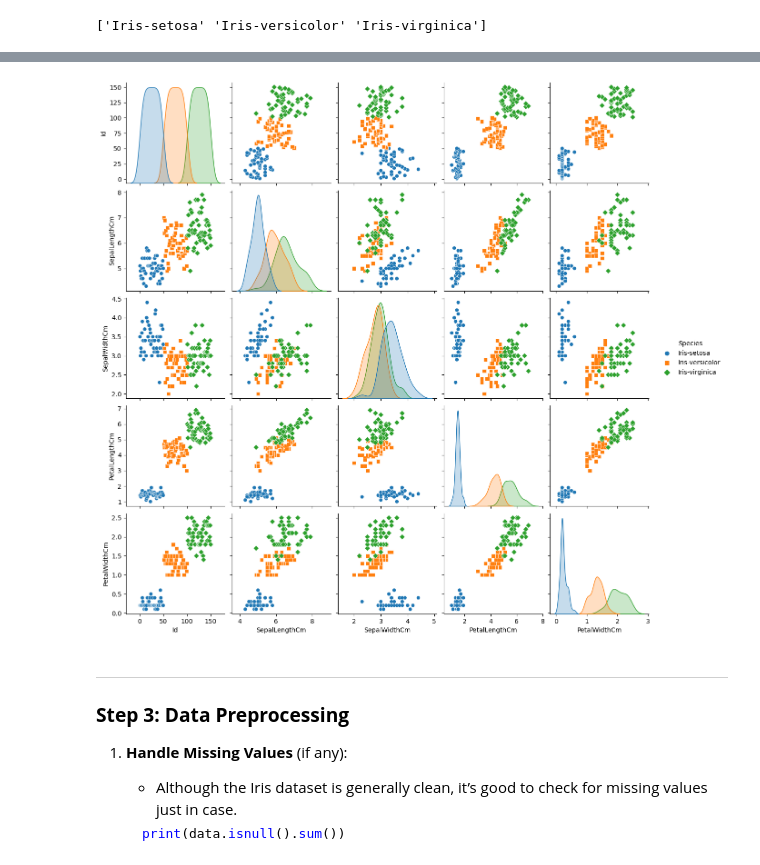
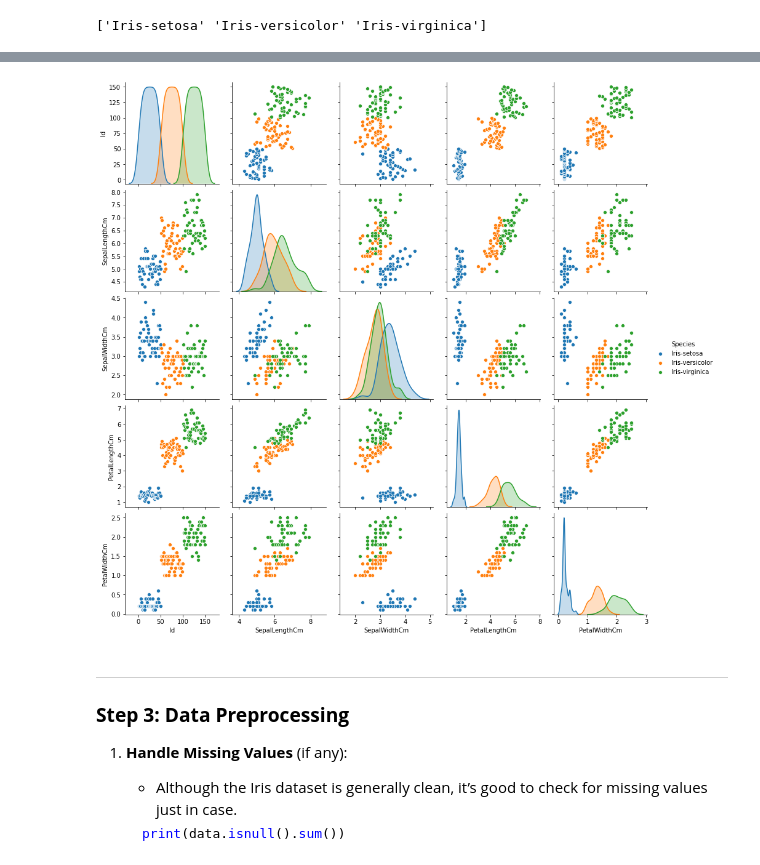
Before and after one commit to chizkidd/ml-engineering, a Jupyter notebook: notebooks/01_data_collection_and_preprocessing.ipynb, the cells around one changed output, grey strips where cells are left out. Drawn from its saved outputs; the diff is of its cells as text; code cells hidden in the pictures.

```diff
--- a/notebooks/01_data_collection_and_preprocessing.ipynb
+++ b/notebooks/01_data_collection_and_preprocessing.ipynb
@@ -151,8 +199,9 @@ print(iris_data['Species'].unique())
 # %%
-sns.pairplot(iris_data, hue="Species", markers=["o", "s", "D"])
+# sns.pairplot(iris_data, hue="Species", markers=["o", "s", "D"])
+sns.pairplot(iris_data, hue="Species")
 plt.show()
 # %% [output]
-[figure, old version]
+[figure, new version]
 # %% [markdown]
 ---
 
```
Also changed, not shown: parts of 34 cells of this notebook, 5 other files.
